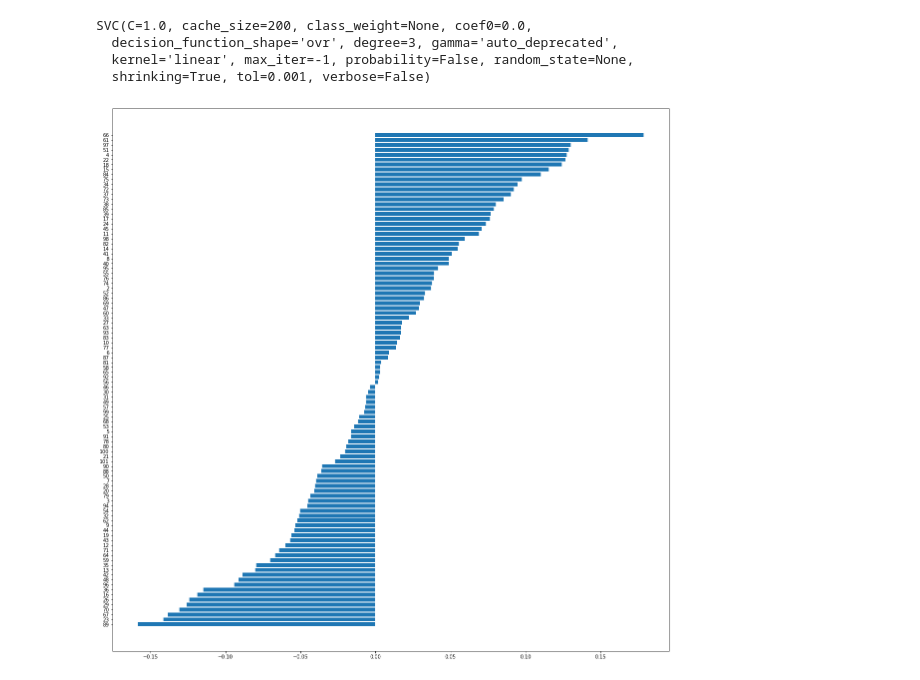
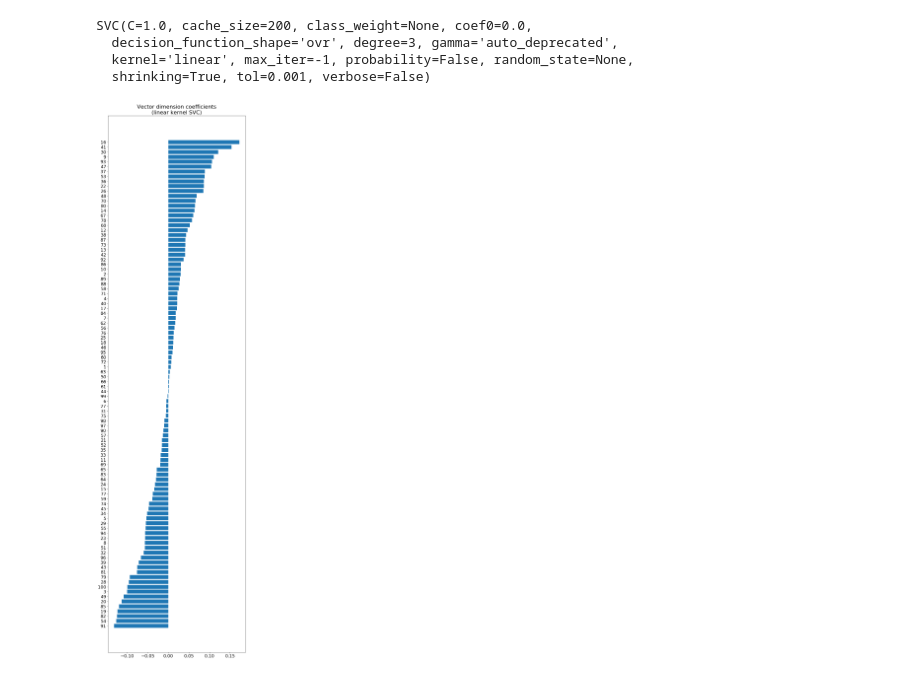
Before and after one commit to g-simmons/mfp, a Jupyter notebook: src/classify.ipynb, the cells around one changed output. Drawn from its saved outputs; the diff is of its cells as text; code cells hidden in the pictures.

```diff
--- a/src/classify.ipynb
+++ b/src/classify.ipynb
@@ -114,4 +114,7 @@ This input is constructed using `construct_classifier_input_data.ipynb`
 data_w2v = pd.read_csv('../data/food_vectors_w2v.csv',header=None)
 data_fasttext = pd.read_csv('../data/food_vectors_fasttext.csv',header=None)
 data_w2v = data_w2v.rename(columns={0:'user',1:'date',102:'goal',103:'actual',104:'label'})
+
+
 data_fasttext = data_fasttext.rename(columns={0:'user',1:'date',102:'goal',103:'actual',104:'label'})
+data_fasttext = data_fasttext.rename(columns=lambda x: str(int(x) - 1) if x in data_fasttext.columns[2:102] else x)
@@ -310,14 +303,17 @@ Most negative dimensions: 89, 23, 67
 # %%
 from pylab import rcParams
-rcParams['figure.figsize'] = 20, 20
+rcParams.update({'font.size': 18})
+rcParams['figure.figsize'] = 10, 40
 
 def f_importances(coef, names):
     imp = coef[0]
     imp,names = zip(*sorted(zip(imp,names)))
     plt.barh(range(len(names)), imp, align='center')
     plt.yticks(range(len(names)), names)
+    plt.title('Vector dimension coefficients\n(linear kernel SVC)')
     plt.show()
+    return [imp,names]
 
-f_importances(svc_feat_imp.coef_, X.columns[0:100])
+f_imp = f_importances(svc_feat_imp.coef_, X_bal.columns[0:100])
 # %% [output]
-[figure, old version]
+[figure, new version]
```
Also changed, not shown: parts of 11 cells of this notebook, 4 other files.
